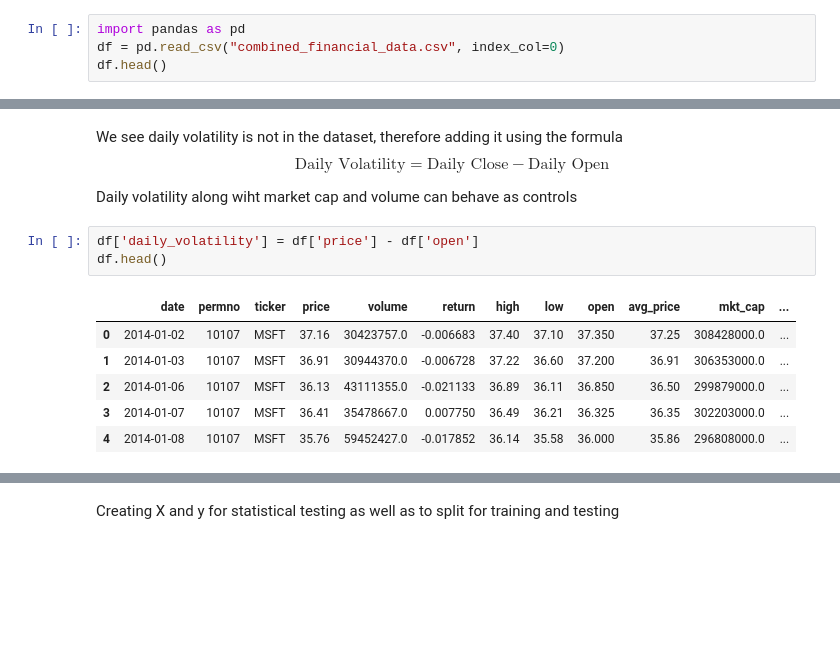
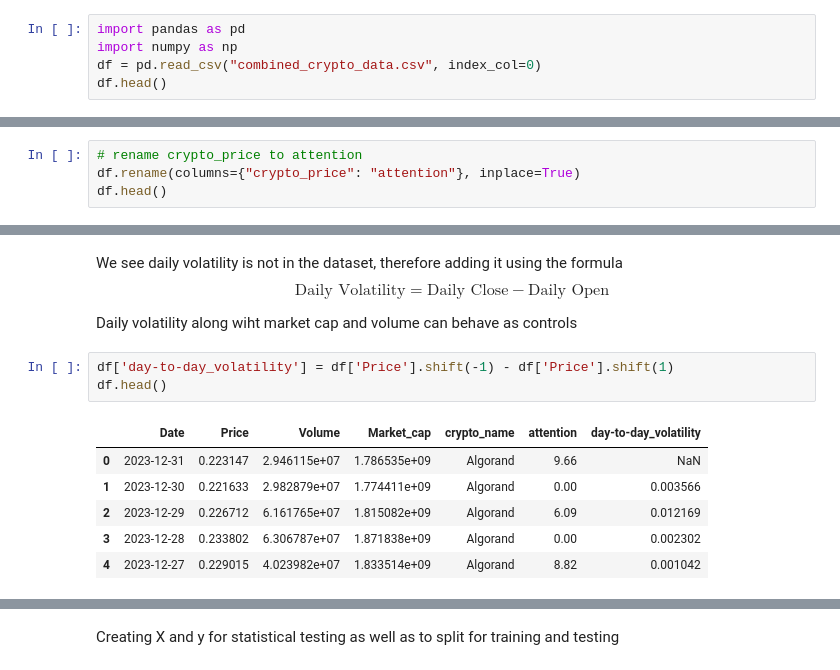
Before and after one commit to senaruetschlin/Investor_Attention, a Jupyter notebook: crypto_models.ipynb, the cells around one changed output, grey strips where cells are left out. Saved outputs shown, nothing was run; the diff lists cells and outputs as text; blank space fills up the shorter version.

```diff
--- a/crypto_models.ipynb
+++ b/crypto_models.ipynb
@@ -8,6 +8,7 @@ In order to test our hypothesis, we need to conduct statistical tests to determi
 Adding the dataframe we will be working with - which is the combined dataframe which includes financial information as well as the attention proxies
 # %%
 import pandas as pd
-df = pd.read_csv("combined_financial_data.csv", index_col=0)
+import numpy as np
+df = pd.read_csv("combined_crypto_data.csv", index_col=0)
 df.head()
 # %% [output]
@@ -19,0 +21,4 @@ df.head()
+# %%
+# rename crypto_price to attention
+df.rename(columns={"crypto_price": "attention"}, inplace=True)
+df.head()
@@ -25,12 +37,12 @@ $$
 
 Daily volatility along wiht market cap and volume can behave as controls
 # %%
-df['daily_volatility'] = df['price'] - df['open']
+df['day-to-day_volatility'] = df['Price'].shift(-1) - df['Price'].shift(1)
 df.head()
 # %% [output]
-|  | date | permno | ticker | price | volume | return | high | low | open | avg_price | mkt_cap | ... |
-| 0 | 2014-01-02 | 10107 | MSFT | 37.16 | 30423757.0 | -0.006683 | 37.40 | 37.10 | 37.350 | 37.25 | 308428000.0 | ... |
-| 1 | 2014-01-03 | 10107 | MSFT | 36.91 | 30944370.0 | -0.006728 | 37.22 | 36.60 | 37.200 | 36.91 | 306353000.0 | ... |
-| 2 | 2014-01-06 | 10107 | MSFT | 36.13 | 43111355.0 | -0.021133 | 36.89 | 36.11 | 36.850 | 36.50 | 299879000.0 | ... |
-| 3 | 2014-01-07 | 10107 | MSFT | 36.41 | 35478667.0 | 0.007750 | 36.49 | 36.21 | 36.325 | 36.35 | 302203000.0 | ... |
-| 4 | 2014-01-08 | 10107 | MSFT | 35.76 | 59452427.0 | -0.017852 | 36.14 | 35.58 | 36.000 | 35.86 | 296808000.0 | ... |
+|  | Date | Price | Volume | Market_cap | crypto_name | attention | day-to-day_volatility |
+| 0 | 2023-12-31 | 0.223147 | 2.946115e+07 | 1.786535e+09 | Algorand | 9.66 | NaN |
+| 1 | 2023-12-30 | 0.221633 | 2.982879e+07 | 1.774411e+09 | Algorand | 0.00 | 0.003566 |
+| 2 | 2023-12-29 | 0.226712 | 6.161765e+07 | 1.815082e+09 | Algorand | 6.09 | 0.012169 |
+| 3 | 2023-12-28 | 0.233802 | 6.306787e+07 | 1.871838e+09 | Algorand | 0.00 | 0.002302 |
+| 4 | 2023-12-27 | 0.229015 | 4.023982e+07 | 1.833514e+09 | Algorand | 8.82 | 0.001042 |
```
Also changed, not shown: parts of 14 cells of this notebook, 4 other files.
